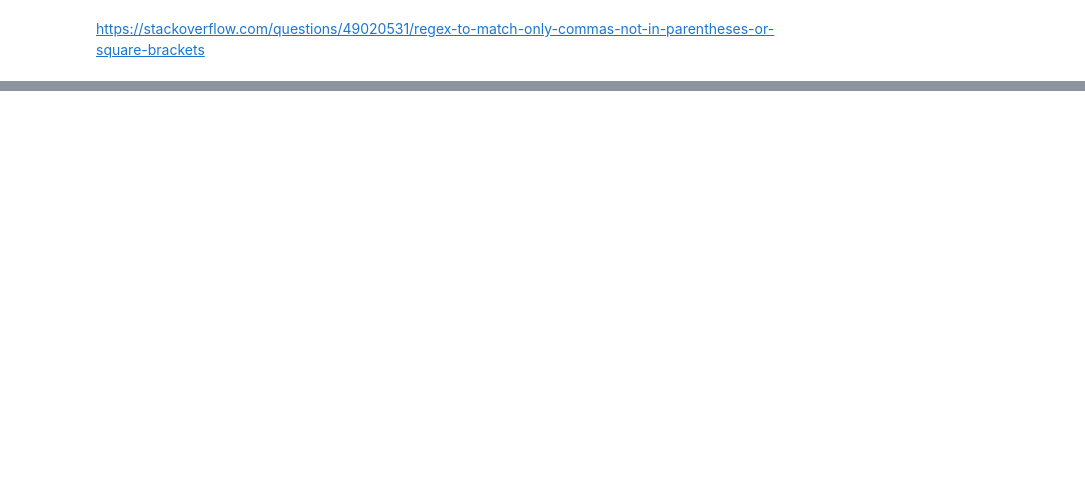
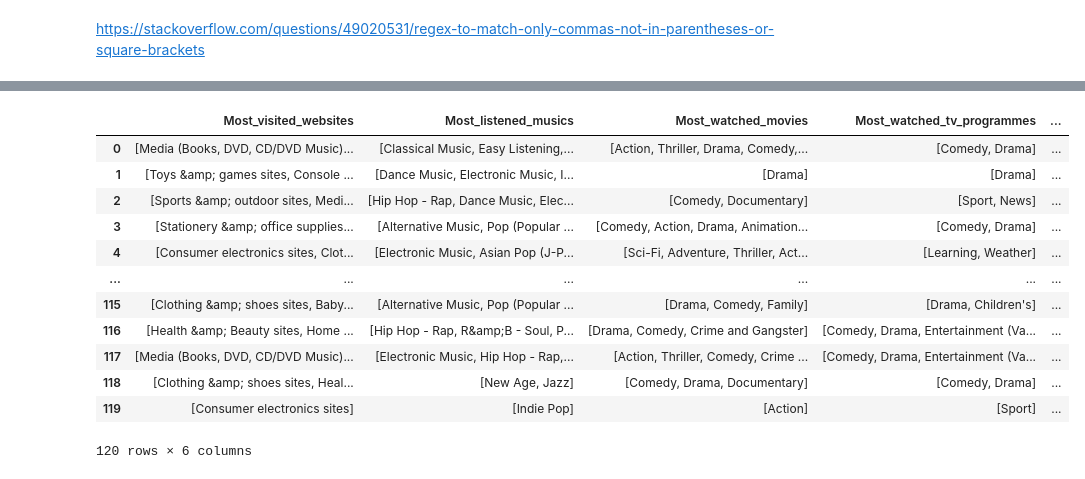
Before and after one commit to abhilash-j2/Team3_INFO7374_Spring2021, a Jupyter notebook: Assignments/Assignment1/Data pre-processing.ipynb, the cells around one changed output, grey strips where cells are left out. Cells and saved outputs as stored; diff of their text form; code cells hidden in the pictures; blank space fills up the shorter version.

```diff
--- a/Assignments/Assignment1/Data pre-processing.ipynb
+++ b/Assignments/Assignment1/Data pre-processing.ipynb
@@ -252,0 +254,6 @@ list(re.finditer("\w[^\[(,]*(\[[^]]+\]|\([^)]*\))?|[\w+]",pref_df["Most_visited_
+# %%
+def split_categories(string):
+    # Pattern to match the commas outside of brackets
+    pattern = "(?!<(?:\(|\[)[^)\]]+),(?![^(\[]+(?:\)|\]))"
+    result_set = re.split(pattern, string)
+    return result_set
@@ -252,0 +275,22 @@ list(re.finditer("\w[^\[(,]*(\[[^]]+\]|\([^)]*\))?|[\w+]",pref_df["Most_visited_
+# %%
+pref_df["Most_visited_websites"] = pref_df["Most_visited_websites"].apply(split_categories)
+pref_df["Most_listened_musics"] = pref_df["Most_listened_musics"].apply(split_categories)
+pref_df["Most_watched_movies"] = pref_df["Most_watched_movies"].apply(split_categories)
+pref_df["Most_watched_tv_programmes"] = pref_df["Most_watched_tv_programmes"].apply(split_categories)
+pref_df["Most_read_books"] = pref_df["Most_read_books"].apply(split_categories)
+# %%
+pref_df
+# %% [output]
+|  | Most_visited_websites | Most_listened_musics | Most_watched_movies | Most_watched_tv_programmes | ... |
+| 0 | [Media (Books, DVD, CD/DVD Music)... | [Classical Music, Easy Listening,... | [Action, Thriller, Drama, Comedy,... | [Comedy, Drama] | ... |
+| 1 | [Toys &amp; games sites, Console ... | [Dance Music, Electronic Music, I... | [Drama] | [Drama] | ... |
+| 2 | [Sports &amp; outdoor sites, Medi... | [Hip Hop - Rap, Dance Music, Elec... | [Comedy, Documentary] | [Sport, News] | ... |
+| 3 | [Stationery &amp; office supplies... | [Alternative Music, Pop (Popular ... | [Comedy, Action, Drama, Animation... | [Comedy, Drama] | ... |
+| 4 | [Consumer electronics sites, Clot... | [Electronic Music, Asian Pop (J-P... | [Sci-Fi, Adventure, Thriller, Act... | [Learning, Weather] | ... |
+| ... | ... | ... | ... | ... | ... |
+| 115 | [Clothing &amp; shoes sites, Baby... | [Alternative Music, Pop (Popular ... | [Drama, Comedy, Family] | [Drama, Children's] | ... |
+| 116 | [Health &amp; Beauty sites, Home ... | [Hip Hop - Rap, R&amp;B - Soul, P... | [Drama, Comedy, Crime and Gangster] | [Comedy, Drama, Entertainment (Va... | ... |
+| 117 | [Media (Books, DVD, CD/DVD Music)... | [Electronic Music, Hip Hop - Rap,... | [Action, Thriller, Comedy, Crime ... | [Comedy, Drama, Entertainment (Va... | ... |
+| 118 | [Clothing &amp; shoes sites, Heal... | [New Age, Jazz] | [Comedy, Drama, Documentary] | [Comedy, Drama] | ... |
+| 119 | [Consumer electronics sites] | [Indie Pop] | [Action] | [Sport] | ... |
+120 rows × 6 columns
```
Also changed, not shown: parts of 15 cells of this notebook, 5 other files.
